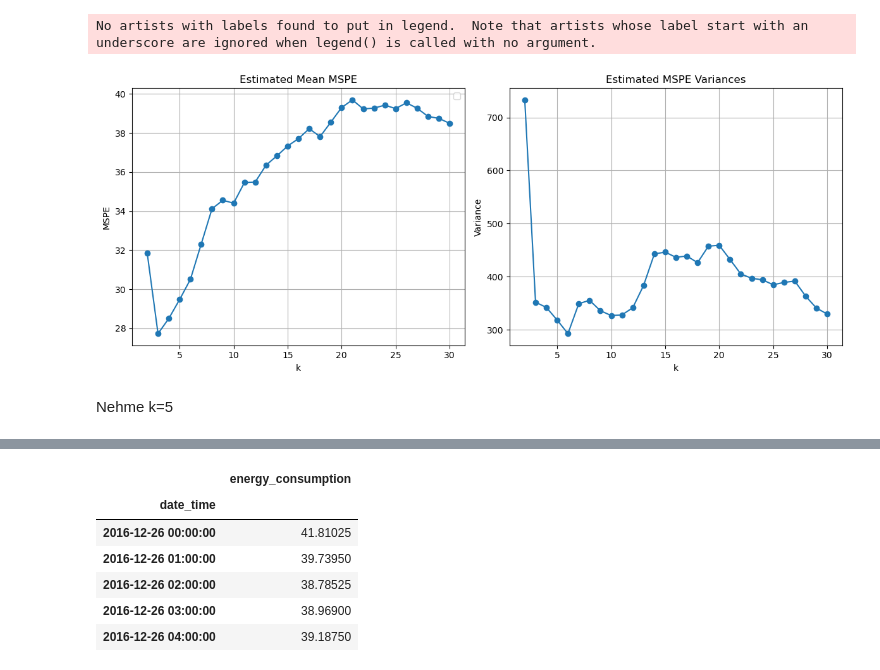
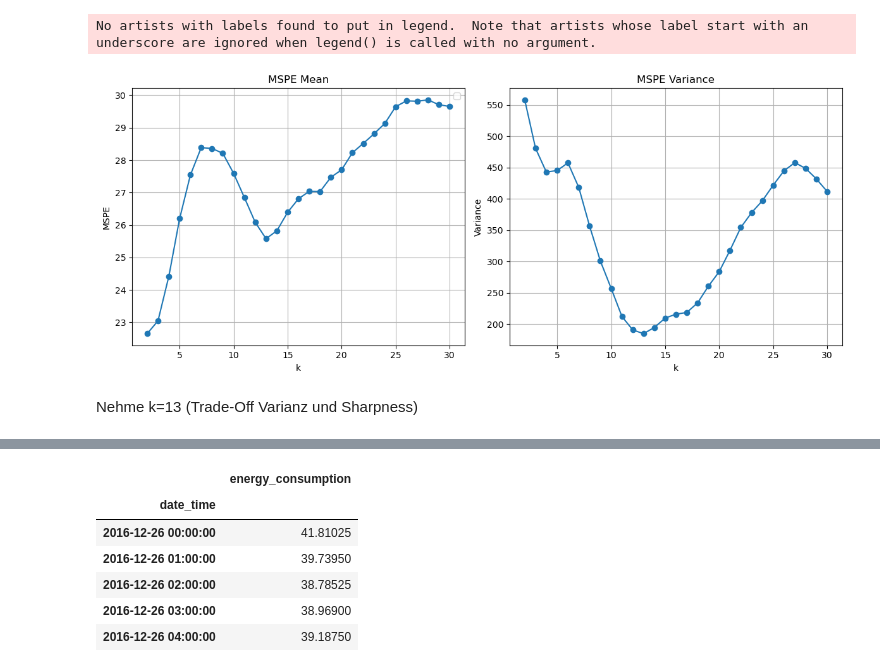
Before and after one commit to mweinreuter/PTSFC, a Jupyter notebook: energy_consumption/models/knn/knn.ipynb, the cells around one changed output, grey strips where cells are left out. Saved outputs shown, nothing was run; the diff lists cells and outputs as text; code cells hidden in the pictures.

```diff
--- a/energy_consumption/models/knn/knn.ipynb
+++ b/energy_consumption/models/knn/knn.ipynb
@@ -89,7 +86,7 @@ for train_index, test_index in tscv.split(X):
     xgb_predictions = xgb_model.predict(X_test)
 
     # KNNRegression
-    knn_model = KNeighborsRegressor(n_neighbors=11, weights='uniform')
+    knn_model = KNeighborsRegressor(n_neighbors=5, weights='distance')
     knn_model.fit(X_train, y_train)
     knn_predictions = knn_model.predict(X_test)
 
@@ -138,4 +111,0 @@ dtype: float64
-# %%
-X = X[20000:]
-y = y[20000:]
-y
@@ -156,0 +112,3 @@ y
+# %%
+for i in range(5):
+    X_train, X_test = energydata[:-i*168], energydata[-i*168:-i*168+100]
@@ -163,16 +136,6 @@ from sklearn.metrics import mean_squared_error
 
 k_range = list(range(2,31))
 
-# Perform time series split
-tscv = TimeSeriesSplit(n_splits=20, test_size=100)
-indexes = list(range(100))
-
-residuals = pd.DataFrame()
-distances = pd.DataFrame()
-for i in indexes:
-    residuals[f'{i}'] = np.nan
-    distances[f'{i}'] = np.nan
-
 mspes = {}
 vars = {}
 
@@ -180,14 +143,14 @@ for k in k_range:
 
     print('start of round -------', k, '-----------')
 
-    # Create a KNeighborsRegressor instance
+    #Create a KNeighborsRegressor instance
     knn_model = KNeighborsRegressor(n_neighbors=k, weights='distance')
     curr_mspes =[]
 
-    for train_index, test_index in tscv.split(X):
-
-        X_train, X_test = X.iloc[train_index], X.iloc[test_index]
-        y_train, y_test = y.iloc[train_index], y.iloc[test_index]
+    for i in range(2,50):
+        # 168 = number of observations in one week, take latest obersvations for model training
+        X_train, X_test = X[:-i*168], X[-i*168:-i*168+100]
+        y_train, y_test = y[:-i*168], y[-i*168:-i*168+100]
 
         knn_model.fit(X_train, y_train)
         knn_predictions = knn_model.predict(X_test).flatten()
@@ -256,37 +202,37 @@ import matplotlib.pyplot as plt
 
 # Extract keys and values from the dictionary
 k_values = list(mspes.keys())
 mspe_values = list(mspes.values())
 var_values = list(vars.values())
 
 # Create subplots
 fig, (ax1, ax2) = plt.subplots(1, 2, figsize=(12, 5))
 
 # Plot the first graph on ax1
 ax1.plot(k_values, mspe_values, marker='o', linestyle='-')
-ax1.set_title('Estimated Mean MSPE')
+ax1.set_title('MSPE Mean')
 ax1.set_xlabel('k')
 ax1.set_ylabel('MSPE')
 ax1.grid(True)
 ax1.legend(loc='upper right')
 
 # Plot the second graph on ax2 (assuming you have variances defined)
 var_values = list(vars.values())
 ax2.plot(k_values, var_values, marker='o', linestyle='-')
-ax2.set_title('Estimated MSPE Variances')
+ax2.set_title('MSPE Variance')
 ax2.set_xlabel('k')
 ax2.set_ylabel('Variance')
 ax2.grid(True)
 
 # Adjust layout to prevent clipping
 plt.tight_layout()
 
 # Show the plots
 plt.show()
 # %% [output]
 No artists with labels found to put in legend.  Note that artists whose label start with an underscore are ignored when legend() is called with no argument.
-[figure, old version]
+[figure, new version]
-# %% [markdown]
-Nehme k=5
+# %% [markdown]
+Nehme k=13 (Trade-Off Varianz und Sharpness)
 # %%
 # Perform time series split
```
Also changed, not shown: parts of 40 cells of this notebook, 20 other files.
